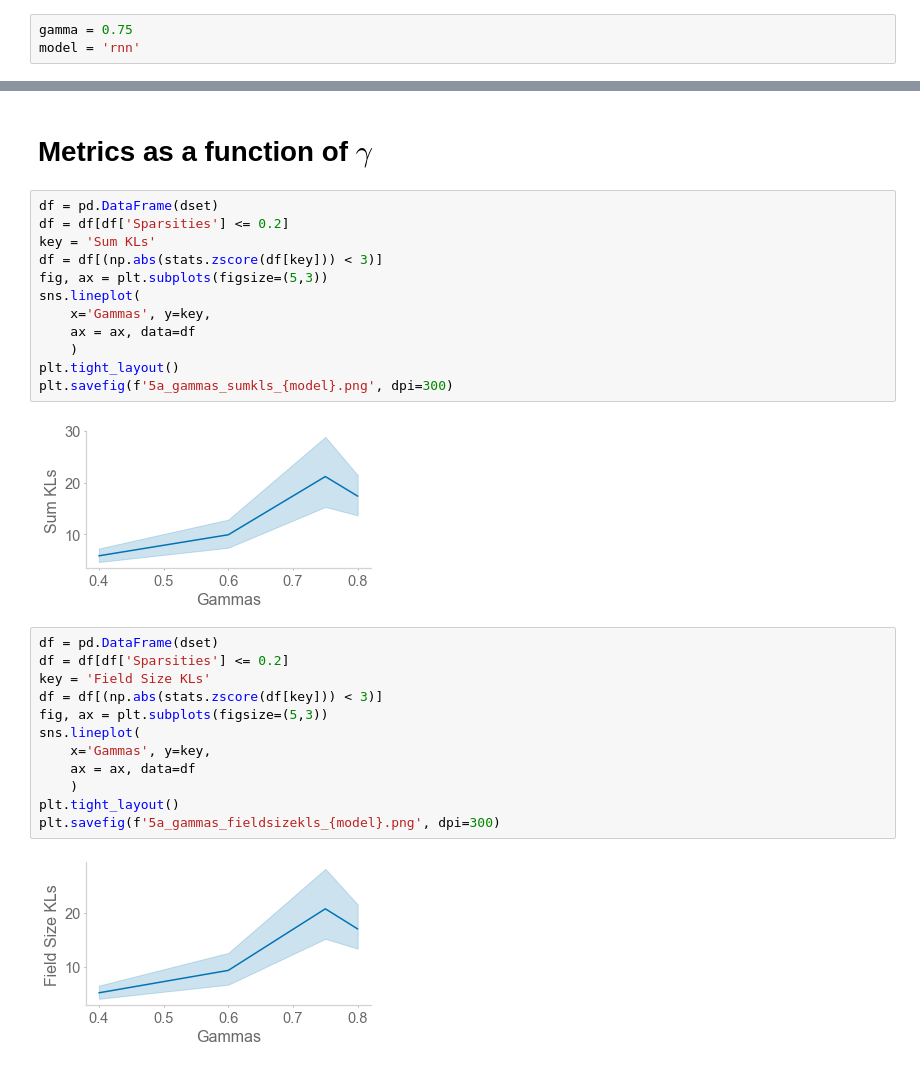
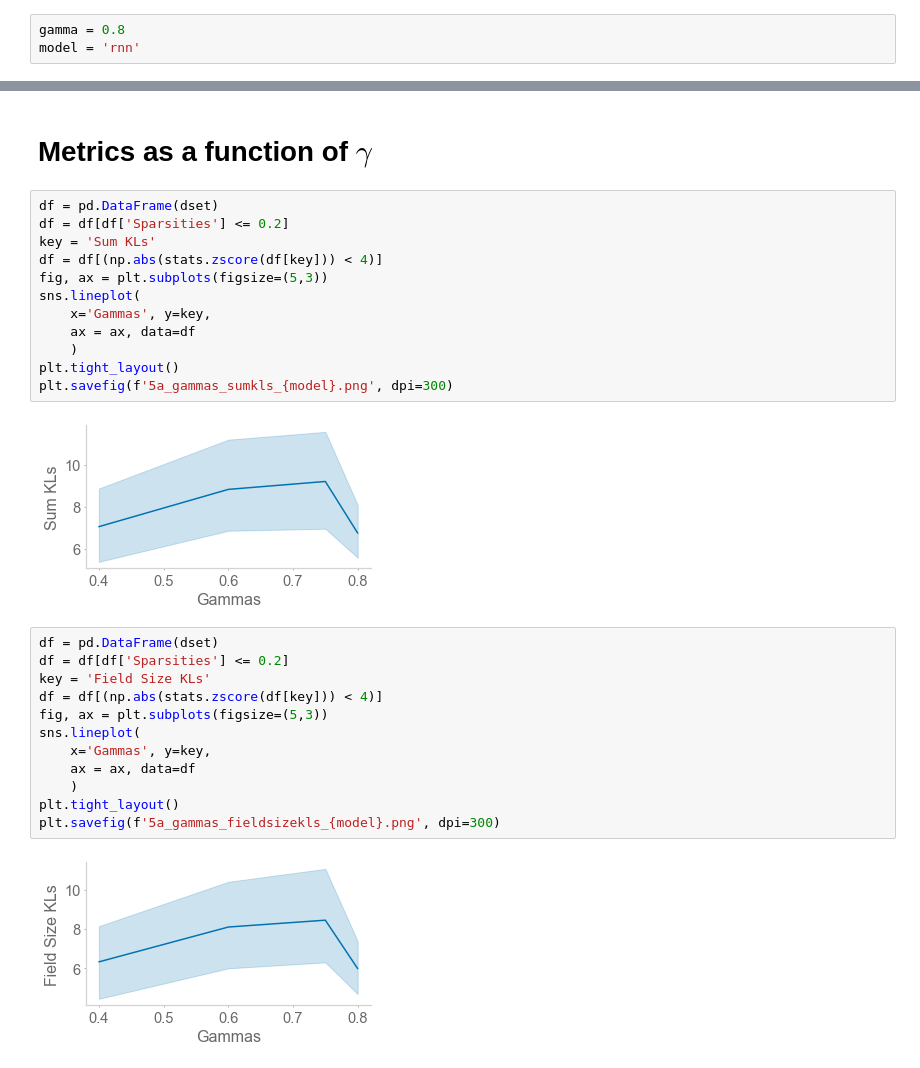
Before and after one commit to chingf/sr-project, a Jupyter notebook: notebooks/6defg-place-field-metrics-hannah.ipynb, the cells around one changed output, grey strips where cells are left out. Saved outputs shown, nothing was run; the diff lists cells and outputs as text.

```diff
--- a/notebooks/6defg-place-field-metrics-hannah.ipynb
+++ b/notebooks/6defg-place-field-metrics-hannah.ipynb
@@ -32,7 +32,7 @@ device = 'cpu'
 # Collect metrics over datasets
 You will have to run the corresponding python file to this jupyter notebook (will have the same title, but with 'parfor' attached).
 # %%
-gamma = 0.75
+gamma = 0.8
 model = 'rnn'
 # %%
 root_dir = '/Volumes/aronov-locker/Ching/03_hannah_dset/'
@@ -466,22 +446,22 @@ plt.savefig(f'5a_gammas_norm_nfields_{model}.png', dpi=300)
 # %%
 df = pd.DataFrame(dset)
 df = df[df['Sparsities'] <= 0.2]
 key = 'Sum KLs'
-df = df[(np.abs(stats.zscore(df[key])) < 3)]
+df = df[(np.abs(stats.zscore(df[key])) < 4)]
 fig, ax = plt.subplots(figsize=(5,3))
 sns.lineplot(
     x='Gammas', y=key,
     ax = ax, data=df
     )
 plt.tight_layout()
 plt.savefig(f'5a_gammas_sumkls_{model}.png', dpi=300)
 # %% [output]
-[figure, old version]
+[figure, new version]
 # %%
 df = pd.DataFrame(dset)
 df = df[df['Sparsities'] <= 0.2]
 key = 'Field Size KLs'
-df = df[(np.abs(stats.zscore(df[key])) < 3)]
+df = df[(np.abs(stats.zscore(df[key])) < 4)]
 fig, ax = plt.subplots(figsize=(5,3))
 sns.lineplot(
     x='Gammas', y=key,
@@ -490,4 +470,4 @@ sns.lineplot(
 plt.tight_layout()
 plt.savefig(f'5a_gammas_fieldsizekls_{model}.png', dpi=300)
 # %% [output]
-[figure, old version]
+[figure, new version]
```
Also changed, not shown: parts of 24 cells of this notebook, 18 other files.
